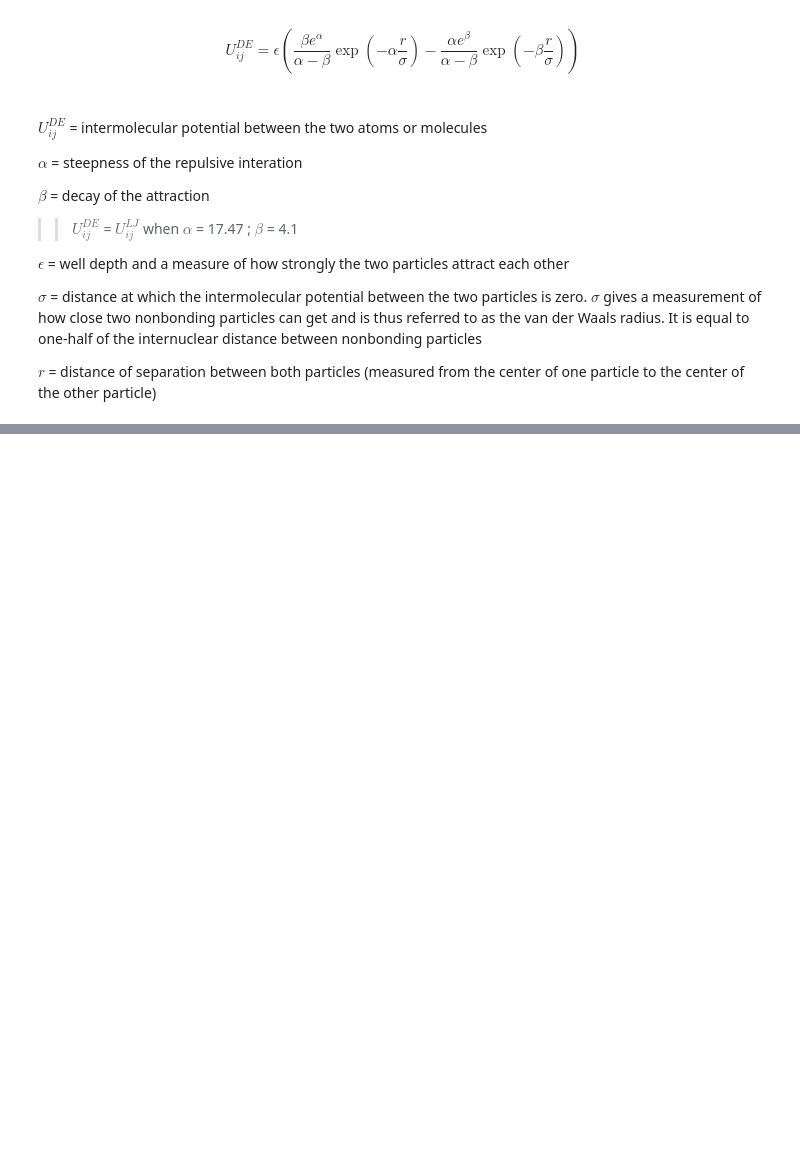
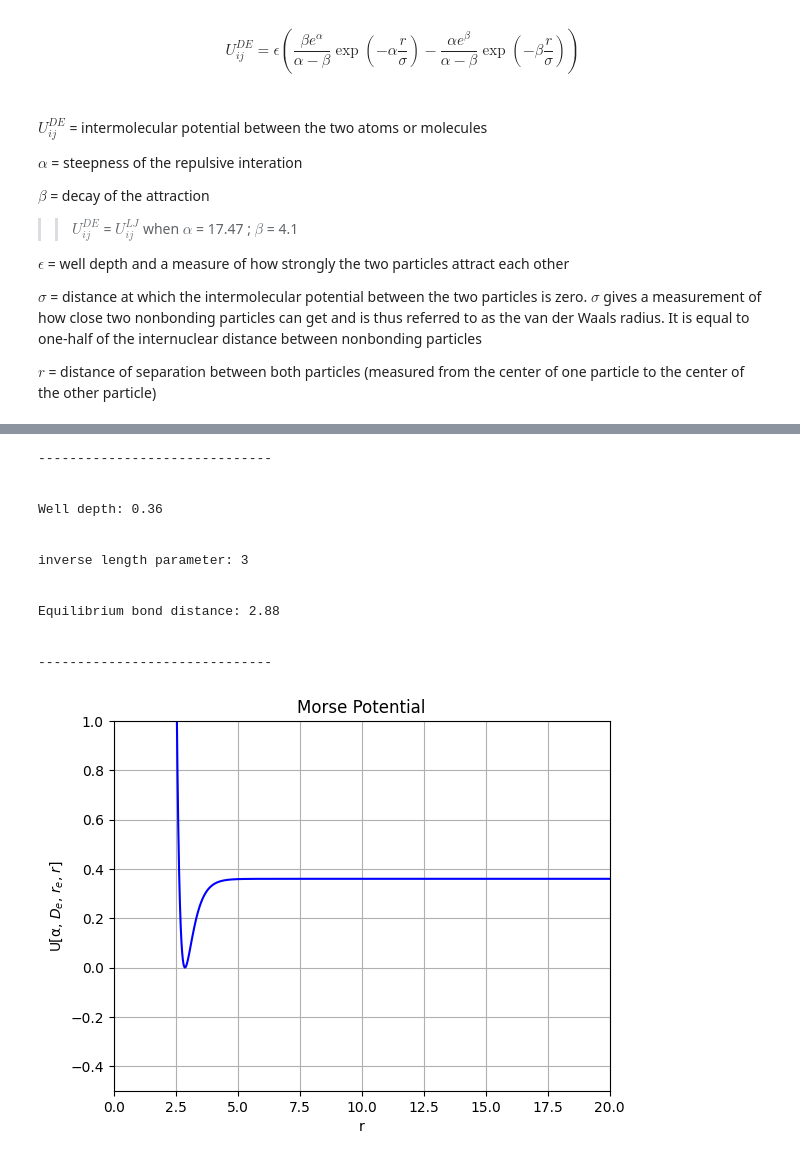
Before and after one commit to ArmanMoussavi1/Atomic_Potential_Functions, a Jupyter notebook: Potential_Function_Library.ipynb, the cells around one changed output, grey strips where cells are left out. Saved outputs shown, nothing was run; the diff lists cells and outputs as text; code cells hidden in the pictures; blank space fills up the shorter version.

```diff
--- a/Potential_Function_Library.ipynb
+++ b/Potential_Function_Library.ipynb
@@ -329,0 +396,63 @@ Equilibrium Distance: 2.88
+# %%
+#@title 3.1 Morse Potential
+
+
+#---------- Input ----------#
+
+poten_func = 'Morse'
+
+D_e = 0.36
+alpha = 3
+r_e = 2.88
+
+
+r = np.linspace(1*10**-10, 20, 10000)
+
+#---------------------------#
+
+
+def U_M(alpha, D_e, r, r_e):
+    return D_e * (1 - np.exp(-alpha * (r - r_e)))**2
+
+
+
+print('\n')
+print('------------------------------')
+print('\n')
+print('Well depth:', D_e)
+print('\n')
+print('inverse length parameter:', alpha)
+print('\n')
+print('Equilibrium bond distance:', r_e)
+print('\n')
+print('------------------------------')
+print('\n')
+
+
+
+potential = U_M(alpha, D_e, r, r_e)
+
+
+plt.plot(r, potential, 'b')
+plt.xlabel('r')
+plt.ylabel('U[\u03B1, $D_e$, $r_e$, $r$]')
+plt.title(f'{poten_func} Potential')
+plt.xlim(0, 20)
+plt.ylim(-0.5, 1)
+plt.grid(True)
+plt.show()
+# %% [output]
+------------------------------
+
+
+Well depth: 0.36
+
+
+inverse length parameter: 3
+
+
+Equilibrium bond distance: 2.88
+
+
+------------------------------
+[figure, added]
```
Also changed, not shown: parts of 7 cells of this notebook.
